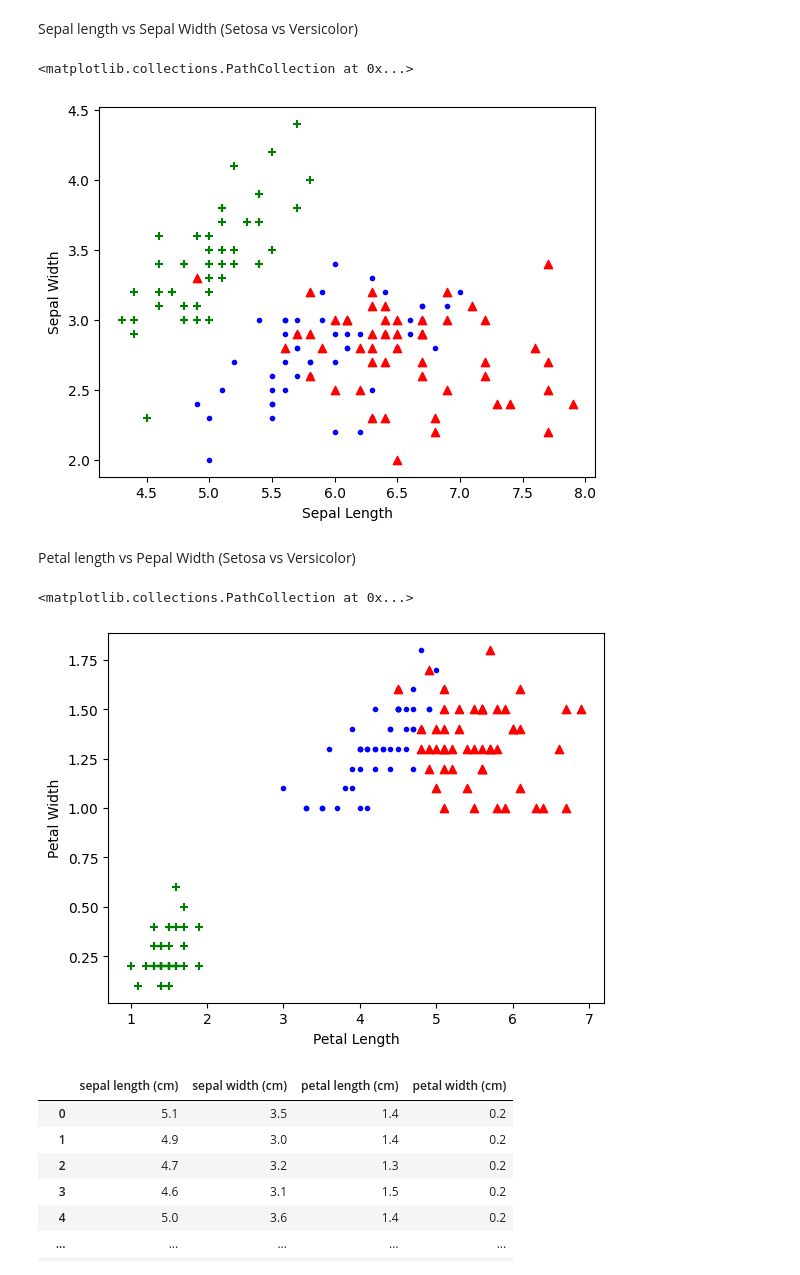
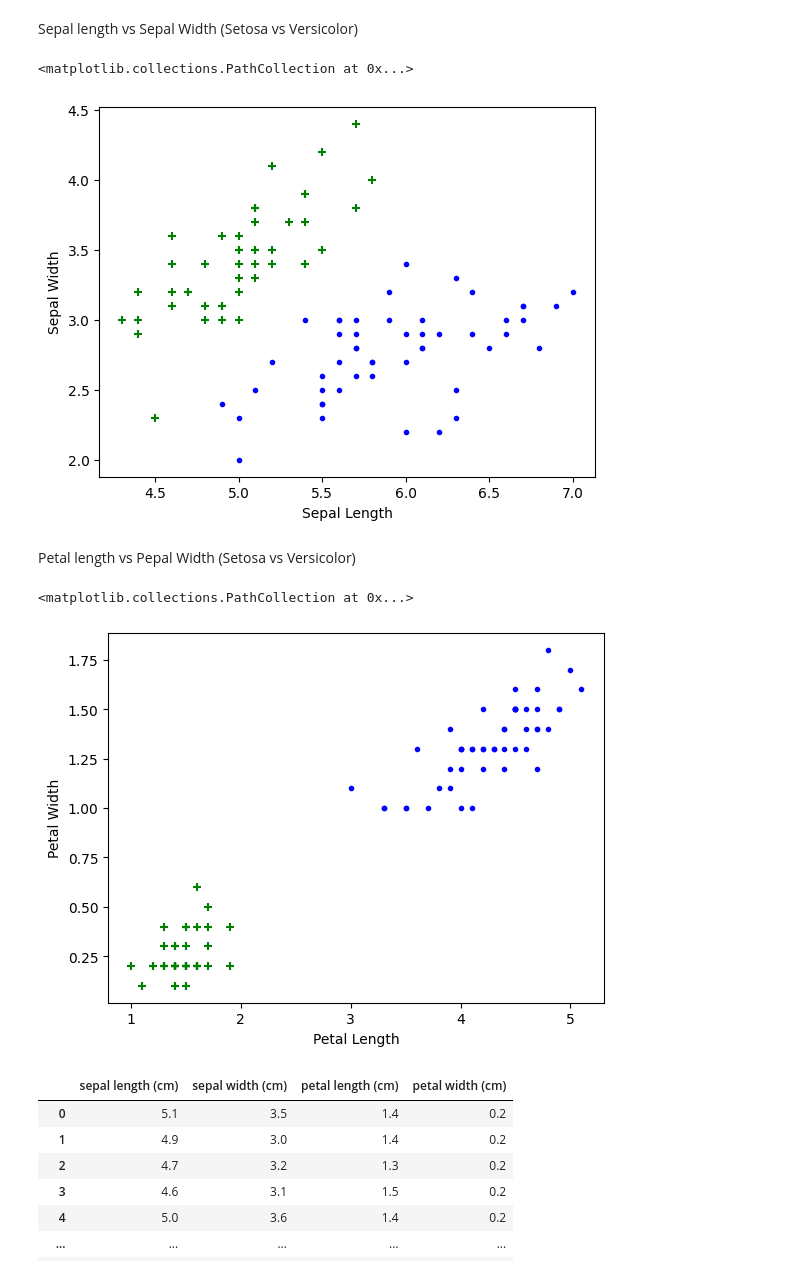
Before and after one commit to harshbhatt15/Machine-Learning, a Jupyter notebook: Supervised Machine Learning/classification/K-NN Algorithm/Project_1.ipynb, the cells around one changed output. Saved outputs shown, nothing was run; the diff lists cells and outputs as text; code cells hidden in the pictures.

```diff
--- a/Supervised Machine Learning/classification/K-NN Alorithm/Project_1.ipynb
+++ b/Supervised Machine Learning/classification/K-NN Algorithm/Project_1.ipynb
@@ -79,14 +79,13 @@ Sepal length vs Sepal Width (Setosa vs Versicolor)
 # %%
 import matplotlib.pyplot as plt
 
 plt.xlabel('Sepal Length')
 plt.ylabel('Sepal Width')
 plt.scatter(df0['sepal length (cm)'], df0['sepal width (cm)'],color="green",marker='+') # 0 setosa
 plt.scatter(df1['sepal length (cm)'], df1['sepal width (cm)'],color="blue",marker='.')  # 1 versicolor
-plt.scatter(df2['sepal length (cm)'], df1['sepal width (cm)'],color="red",marker='^')   # 2 varginica
 # %% [output]
 <matplotlib.collections.PathCollection at 0x...>
-[figure, old version]
+[figure, new version]
 # %% [markdown]
 Petal length vs Pepal Width (Setosa vs Versicolor)
 # %%
@@ -94,10 +93,9 @@ plt.xlabel('Petal Length')
 plt.ylabel('Petal Width')
 plt.scatter(df0['petal length (cm)'], df0['petal width (cm)'],color="green",marker='+')
 plt.scatter(df1['petal length (cm)'], df1['petal width (cm)'],color="blue",marker='.')
-plt.scatter(df2['petal length (cm)'], df1['petal width (cm)'],color="red",marker='^')
 # %% [output]
 <matplotlib.collections.PathCollection at 0x...>
-[figure, old version]
+[figure, new version]
 # %%
 from sklearn.model_selection import train_test_split
 # %%
```
